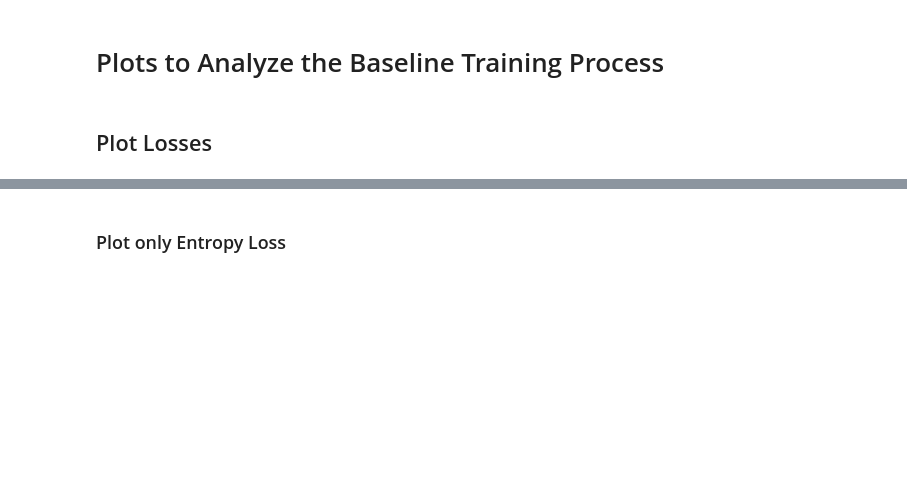
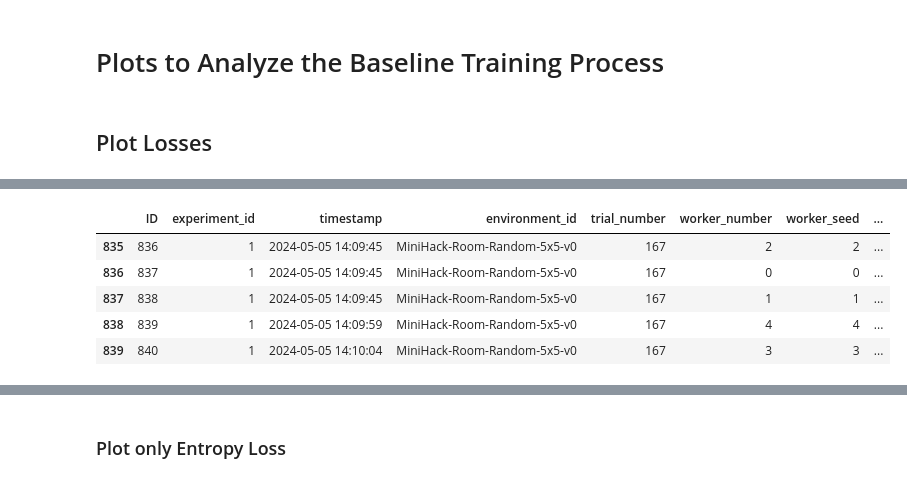
Before and after one commit to automl/GrowNN, a Jupyter notebook: plotting/plot_trianing_process.ipynb, the cells around one changed output, grey strips where cells are left out. Drawn from its saved outputs; the diff is of its cells as text; code cells hidden in the pictures; blank space fills up the shorter version.

```diff
--- a/plotting/plot_trianing_process.ipynb
+++ b/plotting/plot_trianing_process.ipynb
@@ -33,3 +59,12 @@ training_losses = get_logtable(database_name="fehring_growing_nn", table_name="h
+# %%
+configurations[configurations["trial_number"] == 167]
+# %% [output]
+|  | ID | experiment_id | timestamp | environment_id | trial_number | worker_number | worker_seed | ... |
+| 835 | 836 | 1 | 2024-05-05 14:09:45 | MiniHack-Room-Random-5x5-v0 | 167 | 2 | 2 | ... |
+| 836 | 837 | 1 | 2024-05-05 14:09:45 | MiniHack-Room-Random-5x5-v0 | 167 | 0 | 0 | ... |
+| 837 | 838 | 1 | 2024-05-05 14:09:45 | MiniHack-Room-Random-5x5-v0 | 167 | 1 | 1 | ... |
+| 838 | 839 | 1 | 2024-05-05 14:09:59 | MiniHack-Room-Random-5x5-v0 | 167 | 4 | 4 | ... |
+| 839 | 840 | 1 | 2024-05-05 14:10:04 | MiniHack-Room-Random-5x5-v0 | 167 | 3 | 3 | ... |
 # %%
 training_losses.head()
 training_losses["seed"] = training_losses["worker_number"].astype(int)
```
Also changed, not shown: parts of 4 cells of this notebook, 6 other files.
